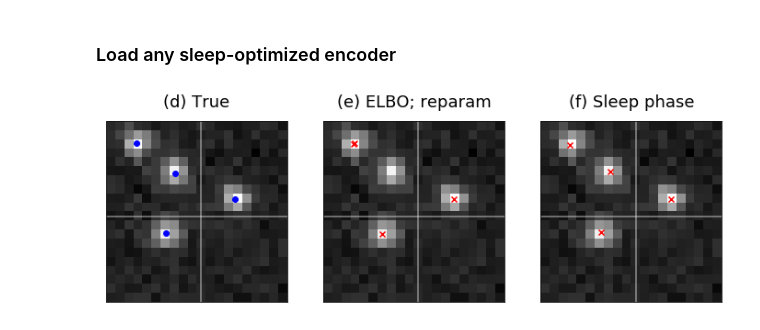
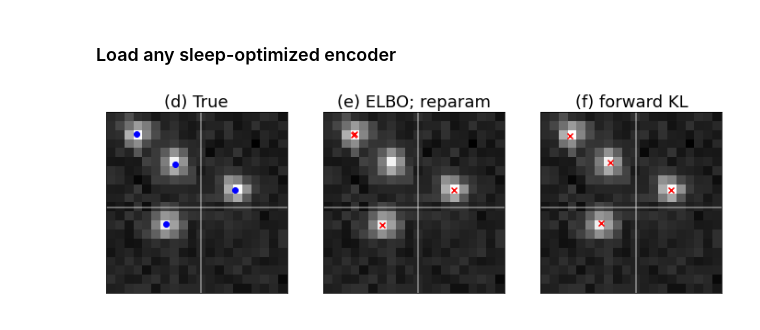
Before and after one commit to Runjing-Liu120/DeblendingStarfields, a Jupyter notebook: experiments_elbo_vs_sleep/jupyter/sleep_elbo_compare.ipynb, the cells around one changed output. Cells and saved outputs as stored; diff of their text form; code cells hidden in the pictures.

Commit message:
updating figure labels to fwd kl

```diff
--- a/experiments_elbo_vs_sleep/jupyter/sleep_elbo_compare.ipynb
+++ b/experiments_elbo_vs_sleep/jupyter/sleep_elbo_compare.ipynb
@@ -137,35 +137,35 @@ true_locs = np.load(test_image_file)['locs']
 fig, axarr = plt.subplots(1, 3, figsize=(12, 4), sharey=True)
 
 # plot image
 for i in range(3):
     axarr[i].matshow(full_image.cpu()[0, 0], cmap=plt.cm.gray)
     axarr[i].set_yticks([])
     axarr[i].set_xticks([])
 
 # plot truth
 axarr[0].scatter(true_locs[:, 1] * (slen - 1),
                  true_locs[:, 0] * (slen - 1),
                  color = 'blue',
                  marker = 'o',
                  label = 'Est.')
 
 # plot detections
 plot_detections(elbo_encoder, axarr[1])
 plot_detections(sleep_encoder, axarr[2])
 
 # labels
 axarr[0].set_title('(d) True', fontsize = 18)
 axarr[1].set_title('(e) ELBO; reparam', fontsize = 18)
-axarr[2].set_title('(f) Sleep phase', fontsize = 18)
+axarr[2].set_title('(f) forward KL', fontsize = 18)
 
 # plot tiles
 for i in range(3):
     axarr[i].axhline(10, color = 'white', alpha = 0.5)
     axarr[i].axvline(10, color = 'white', alpha = 0.5)
 
 fig.savefig('../../figures/elbo_vs_sleep/optim_path_detect_compare.png')
 # %% [output]
-[figure, old version]
+[figure, new version]
 # %%
 # fig, axarr = plt.subplots(1, 2, figsize=(8, 4), sharey=True)
 
```
Also changed, not shown: parts of 1 cell of this notebook, 6 other files.
